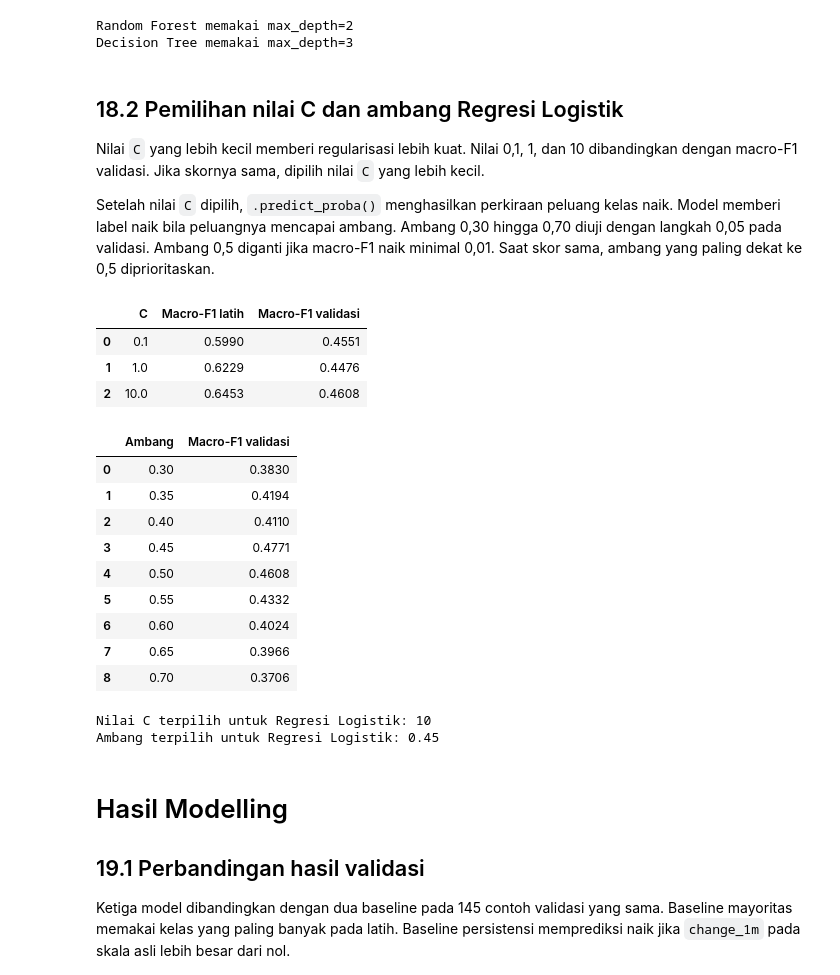
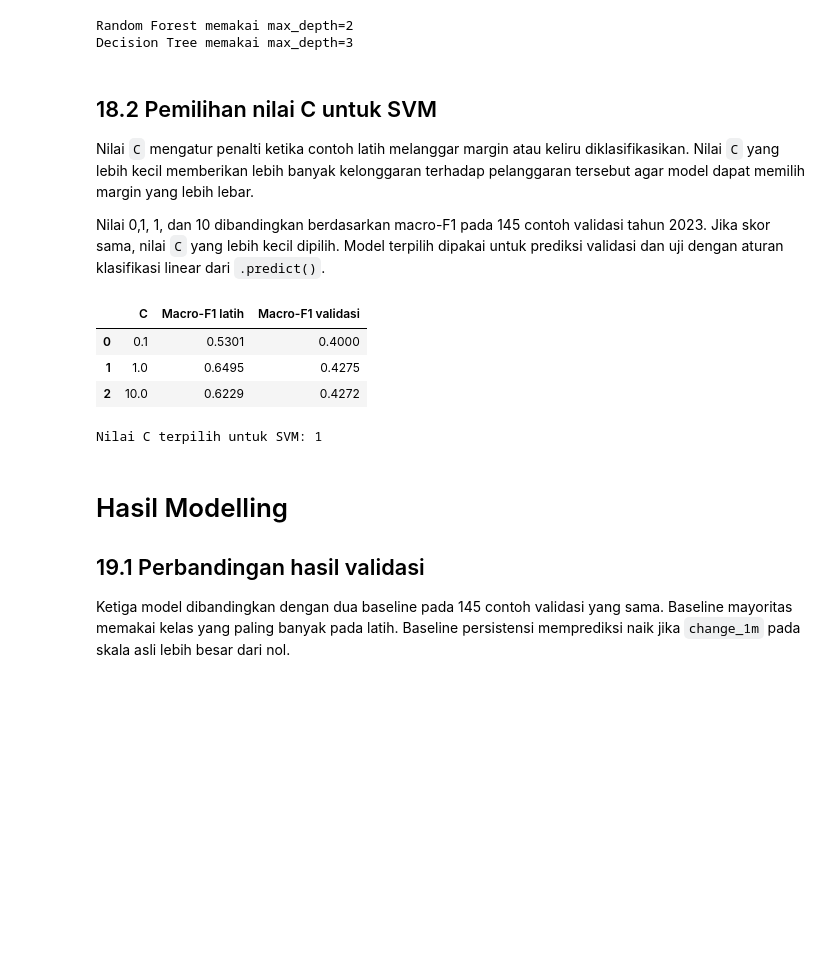
Before and after one commit to firrazmrd/17_IF-B_Sop-Pak-Min-Klaten, a Jupyter notebook: Projek.ipynb, the cells around one changed output. Saved outputs shown, nothing was run; the diff lists cells and outputs as text; code cells hidden in the pictures; blank space fills up the shorter version.

```diff
--- a/Projek.ipynb
+++ b/Projek.ipynb
@@ -1581,66 +1579,26 @@ for name, depth in best_depths.items():
 Random Forest memakai max_depth=2
 Decision Tree memakai max_depth=3
 # %% [markdown]
-## 18.2 Pemilihan nilai C dan ambang Regresi Logistik
+## 18.2 Pemilihan nilai C untuk SVM
 
-Nilai `C` yang lebih kecil memberi regularisasi lebih kuat. Nilai 0,1, 1, dan 10 dibandingkan dengan macro-F1 validasi. Jika skornya sama, dipilih nilai `C` yang lebih kecil.
+Nilai `C` mengatur penalti ketika contoh latih melanggar margin atau keliru diklasifikasikan. Nilai `C` yang lebih kecil memberikan lebih banyak kelonggaran terhadap pelanggaran tersebut agar model dapat memilih margin yang lebih lebar.
 
-Setelah nilai `C` dipilih, `.predict_proba()` menghasilkan perkiraan peluang kelas naik. Model memberi label naik bila peluangnya mencapai ambang. Ambang 0,30 hingga 0,70 diuji dengan langkah 0,05 pada validasi. Ambang 0,5 diganti jika macro-F1 naik minimal 0,01. Saat skor sama, ambang yang paling dekat ke 0,5 diprioritaskan.
+Nilai 0,1, 1, dan 10 dibandingkan berdasarkan macro-F1 pada 145 contoh validasi tahun 2023. Jika skor sama, nilai `C` yang lebih kecil dipilih. Model terpilih dipakai untuk prediksi validasi dan uji dengan aturan klasifikasi linear dari `.predict()`.
 # %%
-logistic_results = pd.DataFrame(logistic_rows)
-best_c = logistic_results.sort_values(
+svm_results = pd.DataFrame(svm_rows)
+best_svm_c = svm_results.sort_values(
     ['Macro-F1 validasi', 'C'], ascending=[False, True]
 ).iloc[0]['C']
-best_logistic = logistic_models[best_c]
-logistic_probabilities = best_logistic.predict_proba(X_validation_sel)[:, 1]
+best_svm = svm_models[best_svm_c]
 
-threshold_values = np.round(np.arange(0.30, 0.701, 0.05), 2)
-threshold_rows = []
-for threshold in threshold_values:
-    y_pred = (logistic_probabilities >= threshold).astype(int)
-    threshold_rows.append({
-        'Ambang': threshold,
-        'Macro-F1 validasi': macro_f1(y_validation, y_pred)
-    })
-
-threshold_results = pd.DataFrame(threshold_rows)
-default_score = threshold_results.loc[
-    threshold_results['Ambang'].eq(0.5), 'Macro-F1 validasi'
-].iloc[0]
-best_threshold = (
-    threshold_results
-    .assign(jarak_ke_05=(threshold_results['Ambang'] - 0.5).abs())
-    .sort_values(
-        ['Macro-F1 validasi', 'jarak_ke_05', 'Ambang'],
-        ascending=[False, True, True]
-    )
-    .iloc[0]
-)
-logistic_threshold = 0.5
-if best_threshold['Macro-F1 validasi'] - default_score >= 0.01:
-    logistic_threshold = best_threshold['Ambang']
-
-display(logistic_results.round(4))
-display(threshold_results.round(4))
-print(f'Nilai C terpilih untuk Regresi Logistik: {best_c:g}')
-print(f'Ambang terpilih untuk Regresi Logistik: {logistic_threshold:.2f}')
+display(svm_results.round(4))
+print(f'Nilai C terpilih untuk SVM: {best_svm_c:g}')
 # %% [output]
 |  | C | Macro-F1 latih | Macro-F1 validasi |
-| 0 | 0.1 | 0.5990 | 0.4551 |
-| 1 | 1.0 | 0.6229 | 0.4476 |
-| 2 | 10.0 | 0.6453 | 0.4608 |
+| 0 | 0.1 | 0.5301 | 0.4000 |
+| 1 | 1.0 | 0.6495 | 0.4275 |
+| 2 | 10.0 | 0.6229 | 0.4272 |
-|  | Ambang | Macro-F1 validasi |
-| 0 | 0.30 | 0.3830 |
-| 1 | 0.35 | 0.4194 |
-| 2 | 0.40 | 0.4110 |
-| 3 | 0.45 | 0.4771 |
-| 4 | 0.50 | 0.4608 |
-| 5 | 0.55 | 0.4332 |
-| 6 | 0.60 | 0.4024 |
-| 7 | 0.65 | 0.3966 |
-| 8 | 0.70 | 0.3706 |
-Nilai C terpilih untuk Regresi Logistik: 10
-Ambang terpilih untuk Regresi Logistik: 0.45
+Nilai C terpilih untuk SVM: 1
 # %% [markdown]
 # Hasil Modelling
 
```
Also changed, not shown: parts of 27 cells of this notebook, 2 other files.
